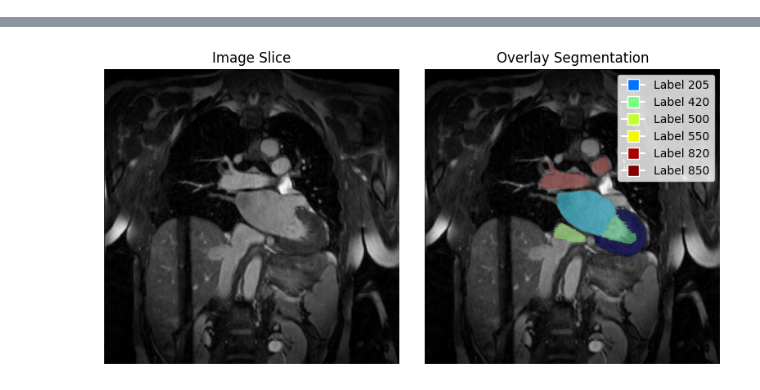
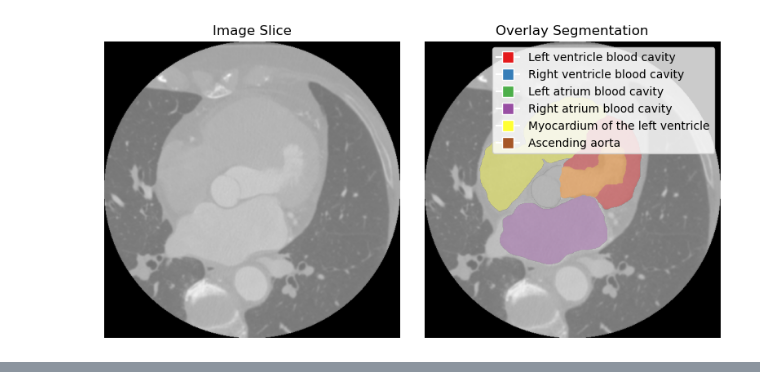
Before and after one commit to parmigggiana/xai, a Jupyter notebook: visualize_dataset_sample.ipynb, the cells around one changed output, grey strips where cells are left out. Saved outputs shown, nothing was run; the diff lists cells and outputs as text; code cells hidden in the pictures.

```diff
--- a/visualize_dataset_sample.ipynb
+++ b/visualize_dataset_sample.ipynb
@@ -43,6 +47,7 @@ print(len(dataset))
 # %%
 # Visualize the first sample from the MONAI DataLoader
 from src.visualization import visualize_sample_slice, visualize_sample, visualize_3d
-#visualize_sample_slice(dataloader, sample_index=1, dataset_name=DATASET)
-visualize_3d(dataloader, sample_index=1)
+visualize_sample_slice(dataloader, sample_index=1, dataset_name=DATASET)
+visualize_3d(dataloader, sample_index=1, dataset_name=DATASET)
 # %% [output]
+[figure, new version]
@@ -50 +55,0 @@ visualize_3d(dataloader, sample_index=1)
-[figure, old version]
```
Also changed, not shown: parts of 3 cells of this notebook, 14 other files.
